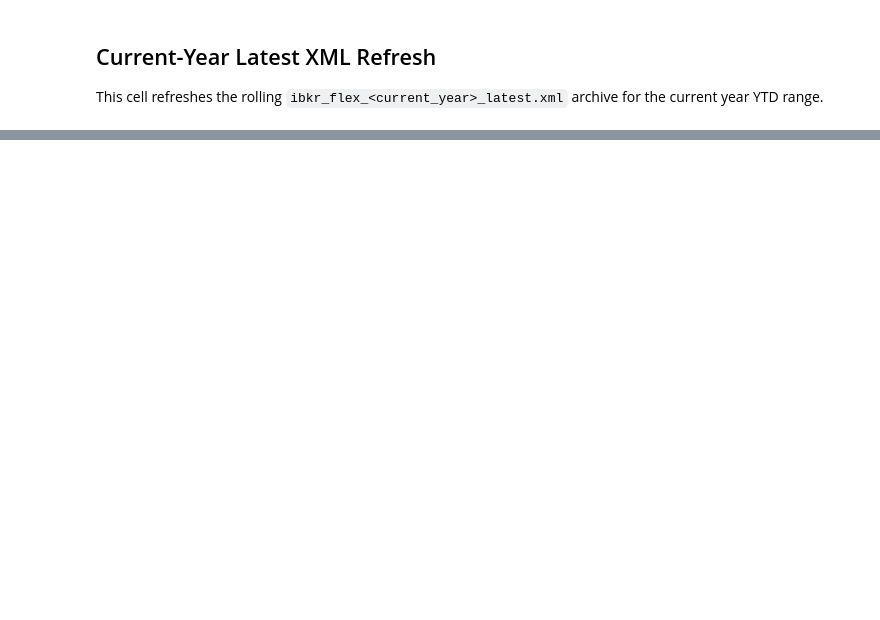
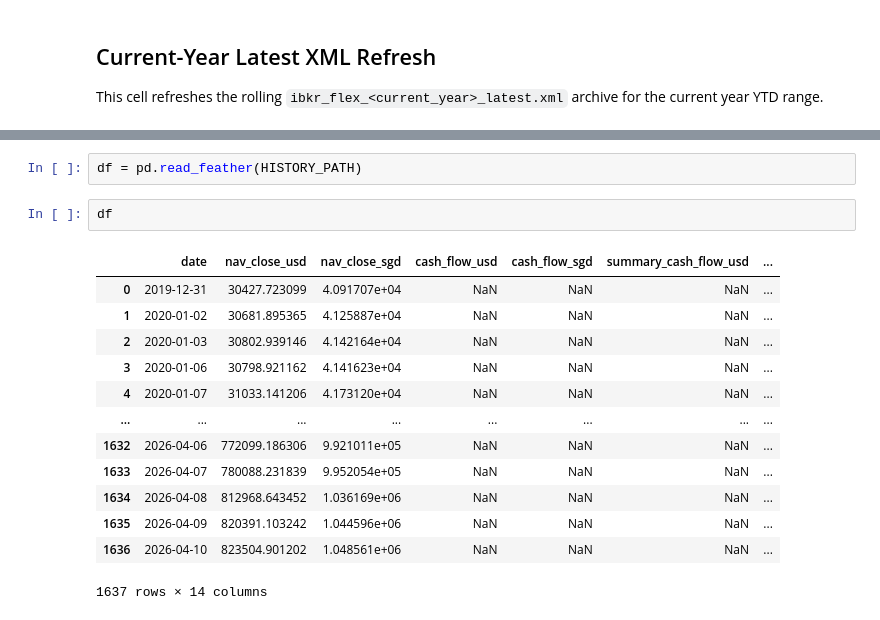
Before and after one commit to kingther94c/market_helper, a Jupyter notebook: notebooks/examples/perf_report.ipynb, the cells around one changed output, grey strips where cells are left out. Drawn from its saved outputs; the diff is of its cells as text; blank space fills up the shorter version.

```diff
--- a/notebooks/examples/perf_report.ipynb
+++ b/notebooks/examples/perf_report.ipynb
@@ -337,0 +459,18 @@ display(drawdown_plot_frame(history_df, "USD").tail())
+# %%
+df = pd.read_feather(HISTORY_PATH)
+# %%
+df
+# %% [output]
+|  | date | nav_close_usd | nav_close_sgd | cash_flow_usd | cash_flow_sgd | summary_cash_flow_usd | ... |
+| 0 | 2019-12-31 | 30427.723099 | 4.091707e+04 | NaN | NaN | NaN | ... |
+| 1 | 2020-01-02 | 30681.895365 | 4.125887e+04 | NaN | NaN | NaN | ... |
+| 2 | 2020-01-03 | 30802.939146 | 4.142164e+04 | NaN | NaN | NaN | ... |
+| 3 | 2020-01-06 | 30798.921162 | 4.141623e+04 | NaN | NaN | NaN | ... |
+| 4 | 2020-01-07 | 31033.141206 | 4.173120e+04 | NaN | NaN | NaN | ... |
+| ... | ... | ... | ... | ... | ... | ... | ... |
+| 1632 | 2026-04-06 | 772099.186306 | 9.921011e+05 | NaN | NaN | NaN | ... |
+| 1633 | 2026-04-07 | 780088.231839 | 9.952054e+05 | NaN | NaN | NaN | ... |
+| 1634 | 2026-04-08 | 812968.643452 | 1.036169e+06 | NaN | NaN | NaN | ... |
+| 1635 | 2026-04-09 | 820391.103242 | 1.044596e+06 | NaN | NaN | NaN | ... |
+| 1636 | 2026-04-10 | 823504.901202 | 1.048561e+06 | NaN | NaN | NaN | ... |
+1637 rows × 14 columns
```
Also changed, not shown: parts of 14 cells of this notebook, 15 other files.
